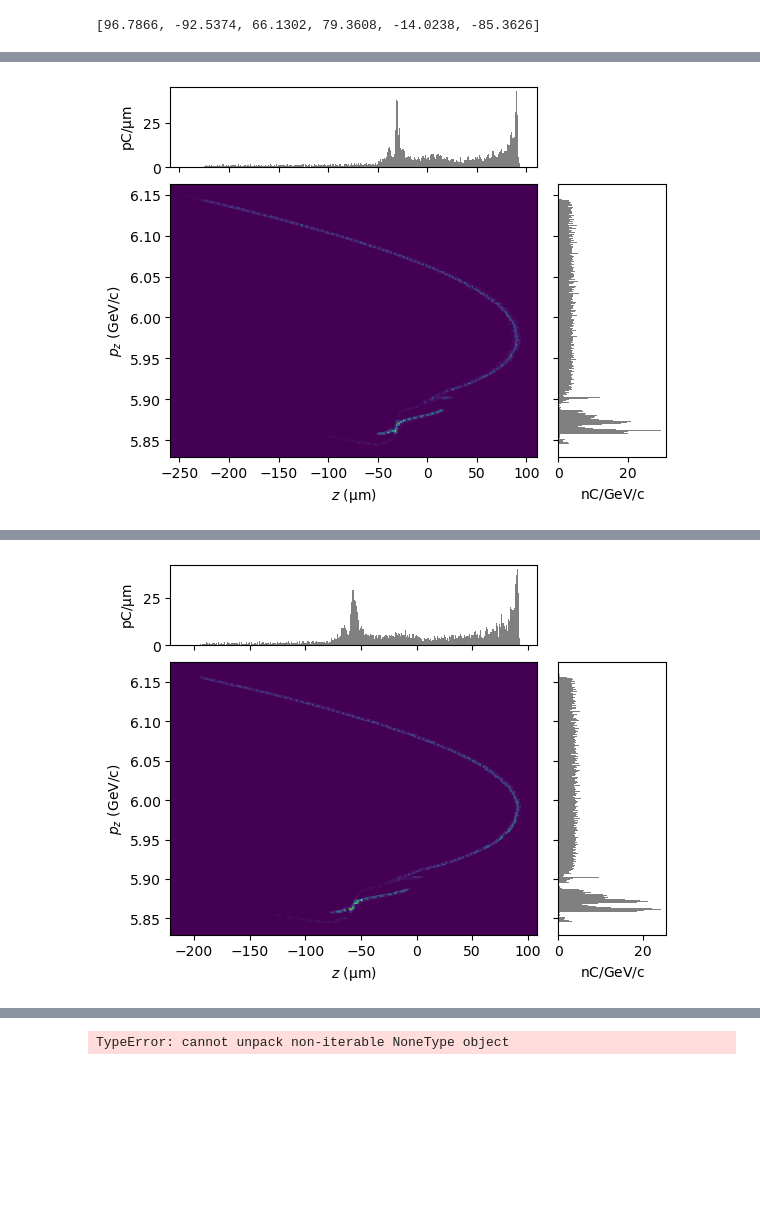
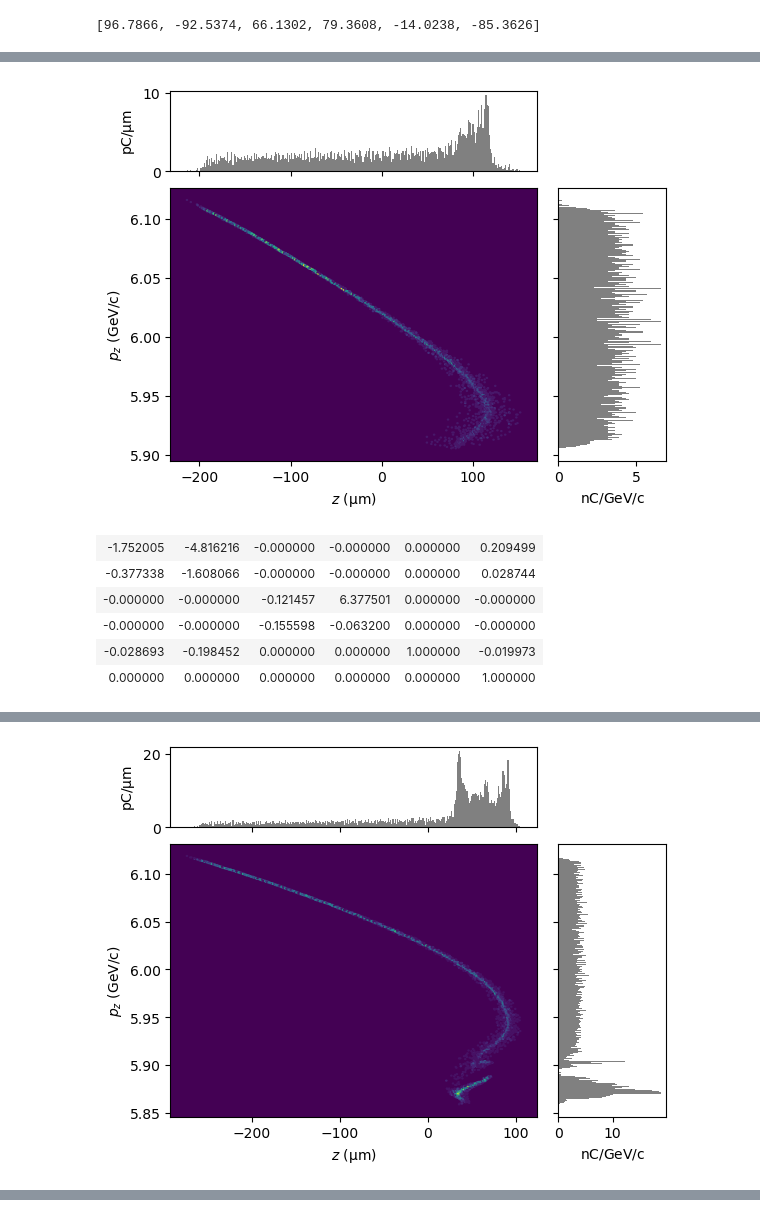
Before and after one commit to slaclab/FACET2-Bmad-PyTao, a Jupyter notebook: 2025-06-18 Analytic optimizer for BC20 R56.ipynb, the cells around one changed output, grey strips where cells are left out. Cells and saved outputs as stored; diff of their text form; code cells hidden in the pictures; blank space fills up the shorter version.

```diff
--- a/2025-06-18 Analytic optimizer for BC20 R56.ipynb
+++ b/2025-06-18 Analytic optimizer for BC20 R56.ipynb
@@ -117,9 +130,24 @@ def objective(params, tao, targetR56):
 
     #targetR56 = -9.8e-3
 
-    newR56 = getMatrix(tao, "BEGBC20", "MFFF")[4][5]
+    # newR56 = getMatrix(tao, "BEGBC20", "MFFF")[4][5]
 
-    error = (targetR56 - newR56) ** 2
+    # error = (targetR56 - newR56) ** 2
+
+
+    targetMatrix = baselineMatrix.copy()
+    targetMatrix[4][5] = targetR56
+
+    deltaMatrix = targetMatrix - getMatrix(tao, "BEGBC20", "MFFF")
+    #Optional: Increase weight on R56 convergence
+    deltaMatrix[4][5] = 1e3 * deltaMatrix[4][5]
+
+    # print("Target matrix:")
+    # displayMatrix(targetMatrix)
+    # print("Delta matrix:")
+    # displayMatrix(deltaMatrix)
+
+    error = np.linalg.norm( deltaMatrix )
 
     #Optional: Prefer small changes to the quads
     changeCost = 1e-9 * np.linalg.norm( np.array( params ) - np.array( originalSettings ) ) ** 2
@@ -189,31 +220,38 @@ plt.clf()
 # %%
-for targetR56 in np.arange( -12e-3, 0, 2e-3 ):
+for targetR56 in np.arange( -20e-3, -8e-3, 2e-3 ):
 
-    print(targetR56)
+    print(f"\n\ntargetR56: {targetR56}")
 
-    result = minimize(
-        objective,
-        initialGuess,
-        method='Nelder-Mead',
-        bounds = bounds,
-        args = (tao, targetR56)
-    )
+    try:
+        result = minimize(
+            objective,
+            initialGuess,
+            method='Nelder-Mead',
+            bounds = bounds,
+            args = (tao, targetR56)
+        )
 
 
-    print("Optimization Results:")
-    print(f"Optimal Parameters: {result.x}")
-    print(f"Objective Function Value at Optimal Parameters: {result.fun}")
-    print(f"Number of Iterations: {result.nit}")
-    print(f"Converged: {result.success}")
+        print("Optimization Results:")
+        print(f"Optimal Parameters: {result.x}")
+        print(f"Objective Function Value at Optimal Parameters: {result.fun}")
+        print(f"Number of Iterations: {result.nit}")
+        print(f"Converged: {result.success}")
 
 
-    objective( result.x, tao, targetR56 )
+        objective( result.x, tao, targetR56 )
 
-    trackBeam( tao, **importedDefaultSettings )
-    P = getBeamAtElement(tao, "PENT")
-    display(plotMod(P, 'z', 'pz', bins=300))
-    plt.clf()
+        trackBeam( tao, trackStart = "BEGBC20", trackEnd = "PENT", **importedDefaultSettings )
+        P = getBeamAtElement(tao, "PENT")
+        display(plotMod(P, 'z', 'pz', bins=300))
+        plt.clf()
 
-    PDrive, PWitness = getDriverAndWitness(P)
-    print( 1e6 * (np.median(PDrive.z) - np.median(PWitness.z)) )
+        getMatrix(tao, "BEGBC20", "MFFF", print = True);
+
+        PDrive, PWitness = getDriverAndWitness(P)
+        print(f"Spacing: {1e6 * (np.median(PDrive.z) - np.median(PWitness.z))} um")
+        print(f"Charge: {P.charge}")
+
+    except:
+        print("FAILED")
 # %% [output]
@@ -227 +265,7 @@ Converged: True
-[figure, old version]
+[figure, new version]
+| -1.752005 | -4.816216 | -0.000000 | -0.000000 | 0.000000 | 0.209499 |
+| -0.377338 | -1.608066 | -0.000000 | -0.000000 | 0.000000 | 0.028744 |
+| -0.000000 | -0.000000 | -0.121457 | 6.377501 | 0.000000 | -0.000000 |
+| -0.000000 | -0.000000 | -0.155598 | -0.063200 | 0.000000 | -0.000000 |
+| -0.028693 | -0.198452 | 0.000000 | 0.000000 | 1.000000 | -0.019973 |
+| 0.000000 | 0.000000 | 0.000000 | 0.000000 | 0.000000 | 1.000000 |
@@ -236 +283 @@ Converged: True
-[figure, old version]
+[figure, new version]
@@ -265 +326,0 @@ WARNING! Expected drive/witness structure not found
-TypeError: cannot unpack non-iterable NoneType object
```
Also changed, not shown: parts of 17 cells of this notebook, 9 other files.
